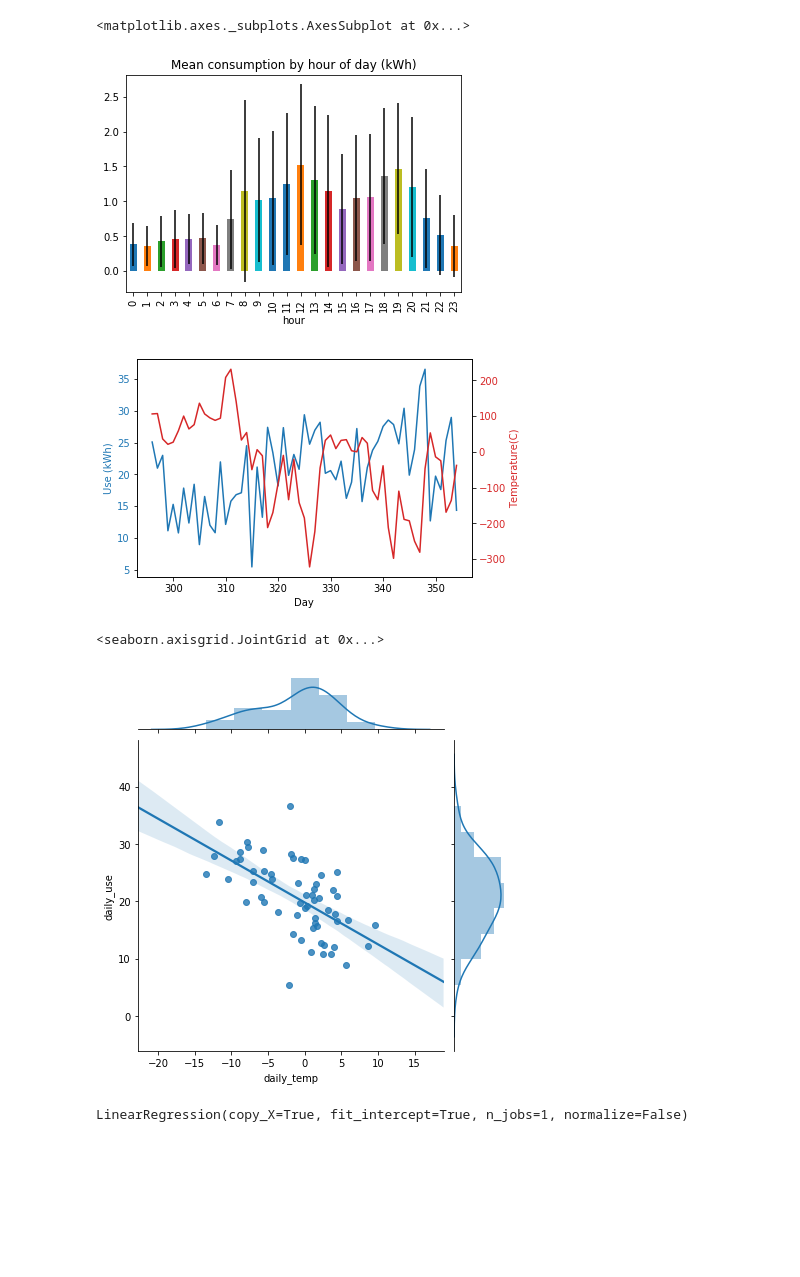
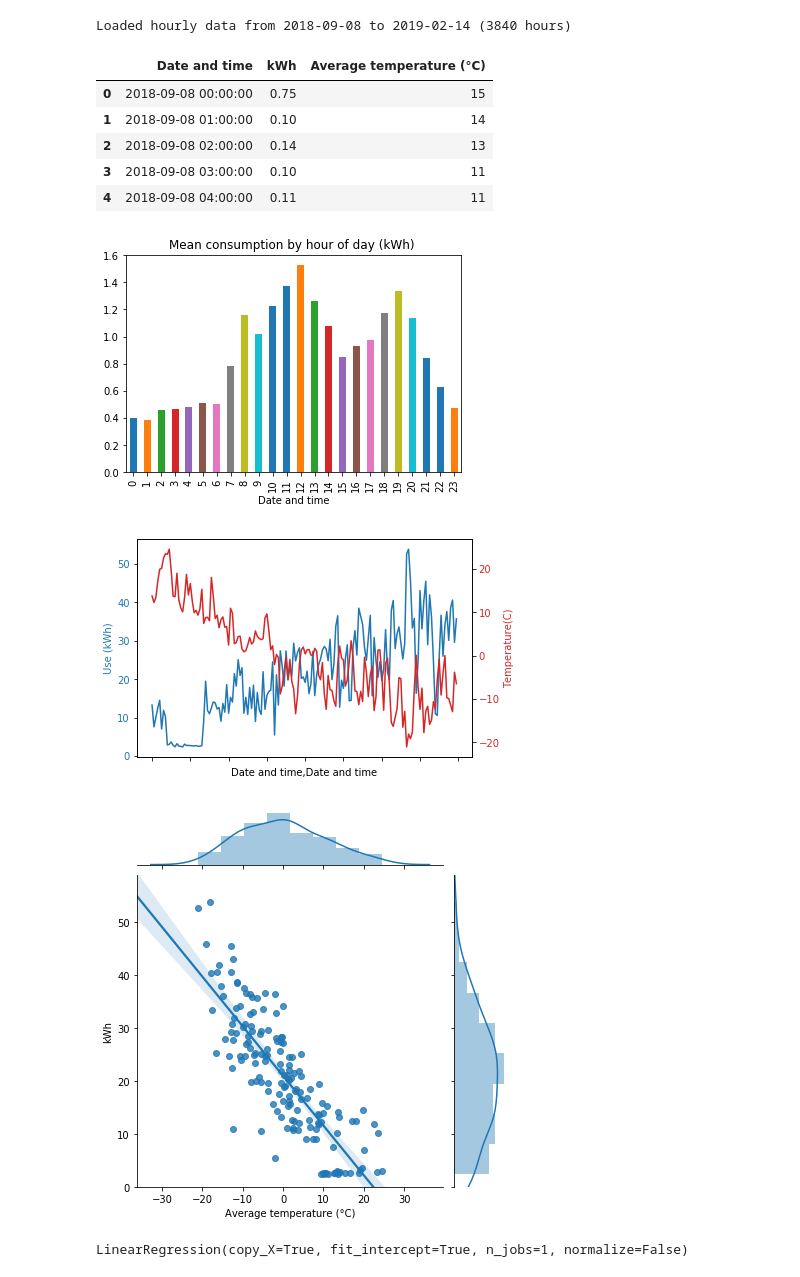
Before and after one commit to simonr0204/hydro, a Jupyter notebook: hydro.ipynb, the cells around one changed output. Drawn from its saved outputs; the diff is of its cells as text; code cells hidden in the pictures; blank space fills up the shorter version.

Commit message:
more data. made use of datetime

```diff
--- a/hydro.ipynb
+++ b/hydro.ipynb
@@ -16,46 +8,58 @@ data.head()
+# %%
+data = pd.DataFrame()
+destdir = Path('data/')   #Directory contains one CSV file per 2-month period of hourly usage data
+files = [i for i in destdir.iterdir() if i.is_file()]
+
+for i in files:
+    df_i = pd.read_csv(i, sep=';')
+    df_i = df_i.reindex(index=df_i.index[::-1])  #Files are organised newest first, so reverse index
+    data = data.append(df_i, sort=False, ignore_index=True)
+
+    def convert_date(datetime):
+        return pd.to_datetime(datetime, format='%Y-%m-%d %H:%M:%S')
+
+data['Date and time'] = data['Date and time'].apply(convert_date)   #Convert Date and time column to datetime type
+data.drop(['Contract', 'Consumption code', 'Temperature code'], axis=1, inplace=True)
+print (f"Loaded hourly data from {data['Date and time'].iloc[0].date()} to {data['Date and time'].iloc[-1].date()} ({len(data)} hours)")
+
+data.head()
+# %% [output]
+Loaded hourly data from 2018-09-08 to 2019-02-14 (3840 hours)
+|  | Date and time | kWh | Average temperature (°C) |
+| 0 | 2018-09-08 00:00:00 | 0.75 | 15 |
+| 1 | 2018-09-08 01:00:00 | 0.10 | 14 |
+| 2 | 2018-09-08 02:00:00 | 0.14 | 13 |
+| 3 | 2018-09-08 03:00:00 | 0.10 | 11 |
+| 4 | 2018-09-08 04:00:00 | 0.11 | 11 |
 # %%
 #A look at an average day:
-
-def get_hour(datetime):
-    return int(datetime.split(' ')[1].split(':')[0])
-data['hour'] = data['Date and time'].apply(get_hour)
-
-means = data.groupby('hour').mean()['kWh']
-stds = data.groupby('hour').std()['kWh']
-means.plot(kind='bar', yerr=stds, title='Mean consumption by hour of day (kWh) ')
+means = data.groupby(data['Date and time'].apply(lambda d : d.hour)).mean()['kWh']
+means.plot(kind='bar', title='Mean consumption by hour of day (kWh) ');
 # %% [output]
-<matplotlib.axes._subplots.AxesSubplot at 0x...>
-[figure, old version]
+[figure, new version]
 # %%
 #A look at how the use and temperature evolve over the year:
-
-def get_day_of_year(datetime):
-    reduced = ''.join(datetime.split(' ')[0].split('-'))
-    date = pd.to_datetime(reduced, format='%Y%m%d')
-    new_year_day = pd.Timestamp(year=date.year, month=1, day=1)
-    day_of_the_year = (date - new_year_day).days + 1
-    return day_of_the_year
-data['dayofyear'] = data['Date and time'].apply(get_day_of_year)
-
-daily_use = data.groupby('dayofyear').sum()['kWh']
-daily_temp = data.groupby('dayofyear').sum()['Average temperature (°C)']
 
 fig, ax1 = plt.subplots()
 ax1.set_xlabel('Day')
 ax1.set_ylabel('Use (kWh)', color='tab:blue')
-ax1.plot(list(daily_use.index), list(daily_use.values), color='tab:blue')
+data.groupby(by=[data['Date and time'].apply(lambda d: d.year), data['Date and time'].apply(lambda d: d.dayofyear)]).sum()['kWh'].plot(ax=ax1, color='tab:blue')
 ax1.tick_params(axis='y', labelcolor='tab:blue')
 
 ax2 = ax1.twinx()  # instantiate a second axes that shares the same x-axis
 ax2.set_ylabel('Temperature(C)', color='tab:red')  # we already handled the x-label with ax1
-ax2.plot(list(daily_temp.index), list(daily_temp.values), color='tab:red')
+data.groupby(by=[data['Date and time'].apply(lambda d: d.year), data['Date and time'].apply(lambda d: d.dayofyear)]).mean()['Average temperature (°C)'].plot(ax=ax2, color='tab:red')
 ax2.tick_params(axis='y', labelcolor='tab:red')
 # %% [output]
-[figure, old version]
+[figure, new version]
 # %%
 #Investigating the correlation between temperature and electricity consumption
-temp_use = pd.DataFrame({'daily_temp': data.groupby('dayofyear').mean()['Average temperature (°C)'], 'daily_use':data.groupby('dayofyear').sum()['kWh']})
-sns.jointplot(x='daily_temp', y='daily_use', data=temp_use, kind='reg')
+grouped = data.groupby(data['Date and time'].apply(lambda d: d.dayofyear))
+
+daily_temp =grouped.mean()['Average temperature (°C)']
+daily_use = grouped.sum()['kWh']
+
+sns.jointplot(x=daily_temp, y=daily_use, kind='reg')
+plt.ylim(bottom=0, top = daily_use.max()+5);
 # %% [output]
-<seaborn.axisgrid.JointGrid at 0x...>
-[figure, old version]
+[figure, new version]
```
Also changed, not shown: parts of 6 cells of this notebook, 4 other files.
